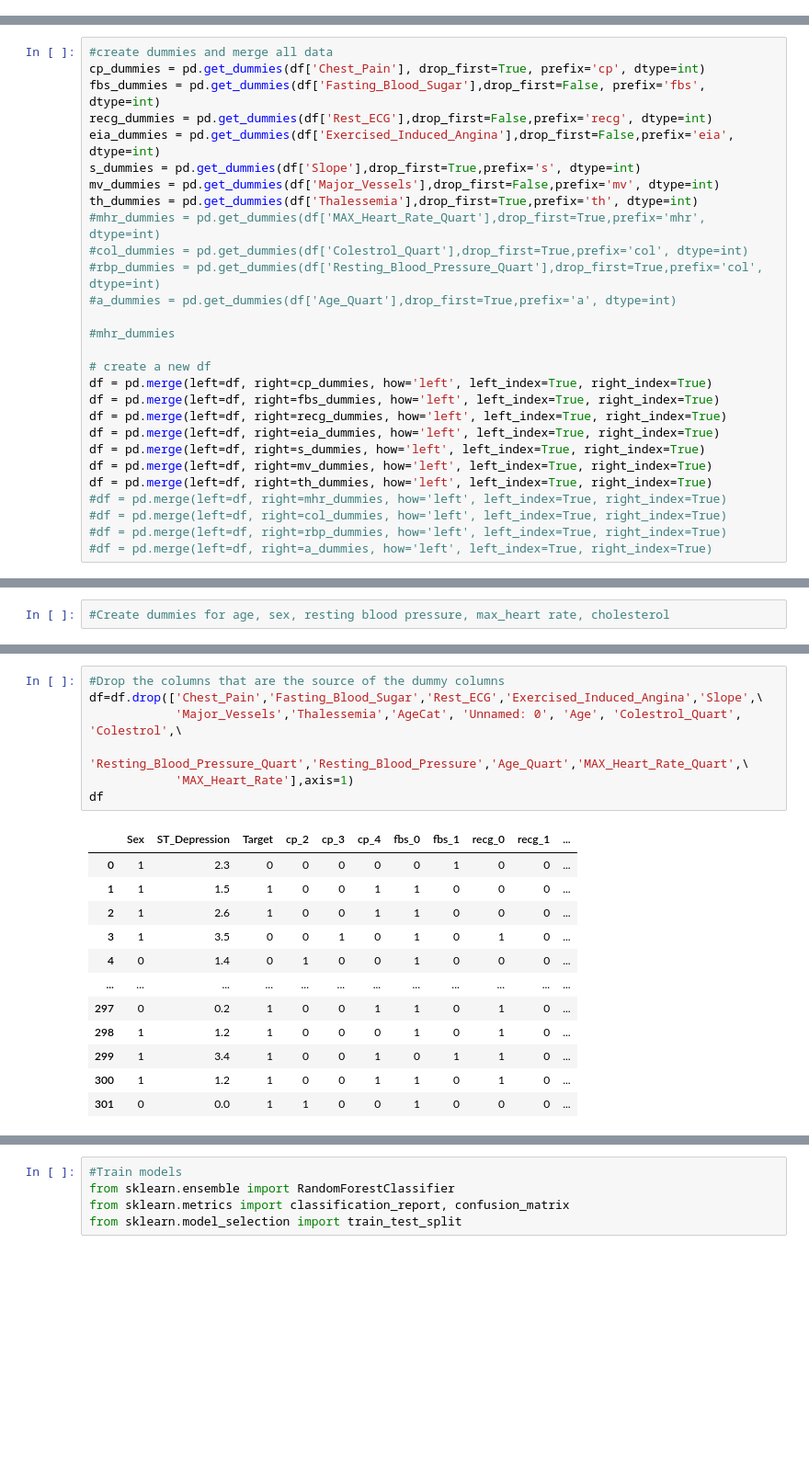
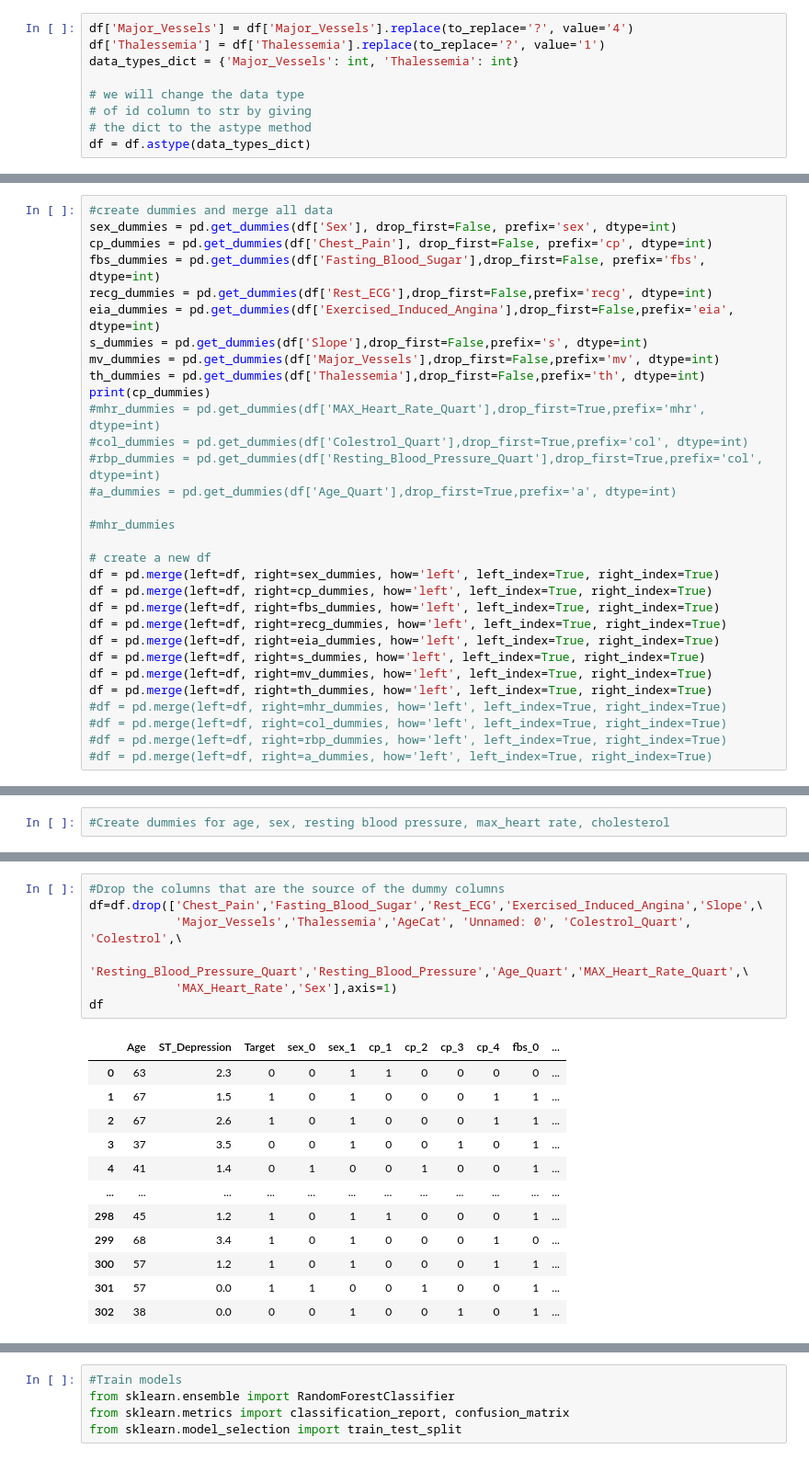
Before and after one commit to KamenDamov/Heart-Disease-ML, a Jupyter notebook: Heart Disease.ipynb, the cells around one changed output, grey strips where cells are left out. Shown at 92% size. Cells and saved outputs as stored; diff of their text form; blank space fills up the shorter version.

```diff
--- a/Heart Disease.ipynb
+++ b/Heart Disease.ipynb
@@ -9,3 +9,12 @@ import seaborn as sns
 df = pd.read_csv('Heart_DF.csv')
 # %%
 #Data Exploration
+# %%
+df['Major_Vessels'] = df['Major_Vessels'].replace(to_replace='?', value='4')
+df['Thalessemia'] = df['Thalessemia'].replace(to_replace='?', value='1')
+data_types_dict = {'Major_Vessels': int, 'Thalessemia': int}
+
+# we will change the data type
+# of id column to str by giving
+# the dict to the astype method
+df = df.astype(data_types_dict)
@@ -619,13 +630,15 @@ Index(['Unnamed: 0', 'Age', 'Age_Quart', 'MAX_Heart_Rate_Quart',
       dtype='object')
 # %%
 #create dummies and merge all data
-cp_dummies = pd.get_dummies(df['Chest_Pain'], drop_first=True, prefix='cp', dtype=int)
+sex_dummies = pd.get_dummies(df['Sex'], drop_first=False, prefix='sex', dtype=int)
+cp_dummies = pd.get_dummies(df['Chest_Pain'], drop_first=False, prefix='cp', dtype=int)
 fbs_dummies = pd.get_dummies(df['Fasting_Blood_Sugar'],drop_first=False, prefix='fbs', dtype=int)
 recg_dummies = pd.get_dummies(df['Rest_ECG'],drop_first=False,prefix='recg', dtype=int)
 eia_dummies = pd.get_dummies(df['Exercised_Induced_Angina'],drop_first=False,prefix='eia', dtype=int)
-s_dummies = pd.get_dummies(df['Slope'],drop_first=True,prefix='s', dtype=int)
+s_dummies = pd.get_dummies(df['Slope'],drop_first=False,prefix='s', dtype=int)
 mv_dummies = pd.get_dummies(df['Major_Vessels'],drop_first=False,prefix='mv', dtype=int)
-th_dummies = pd.get_dummies(df['Thalessemia'],drop_first=True,prefix='th', dtype=int)
+th_dummies = pd.get_dummies(df['Thalessemia'],drop_first=False,prefix='th', dtype=int)
+print(cp_dummies)
 #mhr_dummies = pd.get_dummies(df['MAX_Heart_Rate_Quart'],drop_first=True,prefix='mhr', dtype=int)
 #col_dummies = pd.get_dummies(df['Colestrol_Quart'],drop_first=True,prefix='col', dtype=int)
 #rbp_dummies = pd.get_dummies(df['Resting_Blood_Pressure_Quart'],drop_first=True,prefix='col', dtype=int)
@@ -634,6 +647,7 @@ th_dummies = pd.get_dummies(df['Thalessemia'],drop_first=True,prefix='th', dtype
 #mhr_dummies
 
 # create a new df
+df = pd.merge(left=df, right=sex_dummies, how='left', left_index=True, right_index=True)
 df = pd.merge(left=df, right=cp_dummies, how='left', left_index=True, right_index=True)
 df = pd.merge(left=df, right=fbs_dummies, how='left', left_index=True, right_index=True)
 df = pd.merge(left=df, right=recg_dummies, how='left', left_index=True, right_index=True)
@@ -678,20 +708,20 @@ Index(['Unnamed: 0', 'Age', 'Age_Quart', 'MAX_Heart_Rate_Quart',
 # %%
 #Drop the columns that are the source of the dummy columns
 df=df.drop(['Chest_Pain','Fasting_Blood_Sugar','Rest_ECG','Exercised_Induced_Angina','Slope',\
-            'Major_Vessels','Thalessemia','AgeCat', 'Unnamed: 0', 'Age', 'Colestrol_Quart', 'Colestrol',\
+            'Major_Vessels','Thalessemia','AgeCat', 'Unnamed: 0', 'Colestrol_Quart', 'Colestrol',\
            'Resting_Blood_Pressure_Quart','Resting_Blood_Pressure','Age_Quart','MAX_Heart_Rate_Quart',\
-            'MAX_Heart_Rate'],axis=1)
+            'MAX_Heart_Rate','Sex'],axis=1)
 df
 # %% [output]
-|  | Sex | ST_Depression | Target | cp_2 | cp_3 | cp_4 | fbs_0 | fbs_1 | recg_0 | recg_1 | ... |
-| 0 | 1 | 2.3 | 0 | 0 | 0 | 0 | 0 | 1 | 0 | 0 | ... |
-| 1 | 1 | 1.5 | 1 | 0 | 0 | 1 | 1 | 0 | 0 | 0 | ... |
-| 2 | 1 | 2.6 | 1 | 0 | 0 | 1 | 1 | 0 | 0 | 0 | ... |
-| 3 | 1 | 3.5 | 0 | 0 | 1 | 0 | 1 | 0 | 1 | 0 | ... |
-| 4 | 0 | 1.4 | 0 | 1 | 0 | 0 | 1 | 0 | 0 | 0 | ... |
+|  | Age | ST_Depression | Target | sex_0 | sex_1 | cp_1 | cp_2 | cp_3 | cp_4 | fbs_0 | ... |
+| 0 | 63 | 2.3 | 0 | 0 | 1 | 1 | 0 | 0 | 0 | 0 | ... |
+| 1 | 67 | 1.5 | 1 | 0 | 1 | 0 | 0 | 0 | 1 | 1 | ... |
+| 2 | 67 | 2.6 | 1 | 0 | 1 | 0 | 0 | 0 | 1 | 1 | ... |
+| 3 | 37 | 3.5 | 0 | 0 | 1 | 0 | 0 | 1 | 0 | 1 | ... |
+| 4 | 41 | 1.4 | 0 | 1 | 0 | 0 | 1 | 0 | 0 | 1 | ... |
 | ... | ... | ... | ... | ... | ... | ... | ... | ... | ... | ... | ... |
-| 297 | 0 | 0.2 | 1 | 0 | 0 | 1 | 1 | 0 | 1 | 0 | ... |
-| 298 | 1 | 1.2 | 1 | 0 | 0 | 0 | 1 | 0 | 1 | 0 | ... |
-| 299 | 1 | 3.4 | 1 | 0 | 0 | 1 | 0 | 1 | 1 | 0 | ... |
-| 300 | 1 | 1.2 | 1 | 0 | 0 | 1 | 1 | 0 | 1 | 0 | ... |
-| 301 | 0 | 0.0 | 1 | 1 | 0 | 0 | 1 | 0 | 0 | 0 | ... |
+| 298 | 45 | 1.2 | 1 | 0 | 1 | 1 | 0 | 0 | 0 | 1 | ... |
+| 299 | 68 | 3.4 | 1 | 0 | 1 | 0 | 0 | 0 | 1 | 0 | ... |
+| 300 | 57 | 1.2 | 1 | 0 | 1 | 0 | 0 | 0 | 1 | 1 | ... |
+| 301 | 57 | 0.0 | 1 | 1 | 0 | 0 | 1 | 0 | 0 | 1 | ... |
+| 302 | 38 | 0.0 | 0 | 0 | 1 | 0 | 0 | 1 | 0 | 1 | ... |
```
Also changed, not shown: parts of 40 cells of this notebook.
